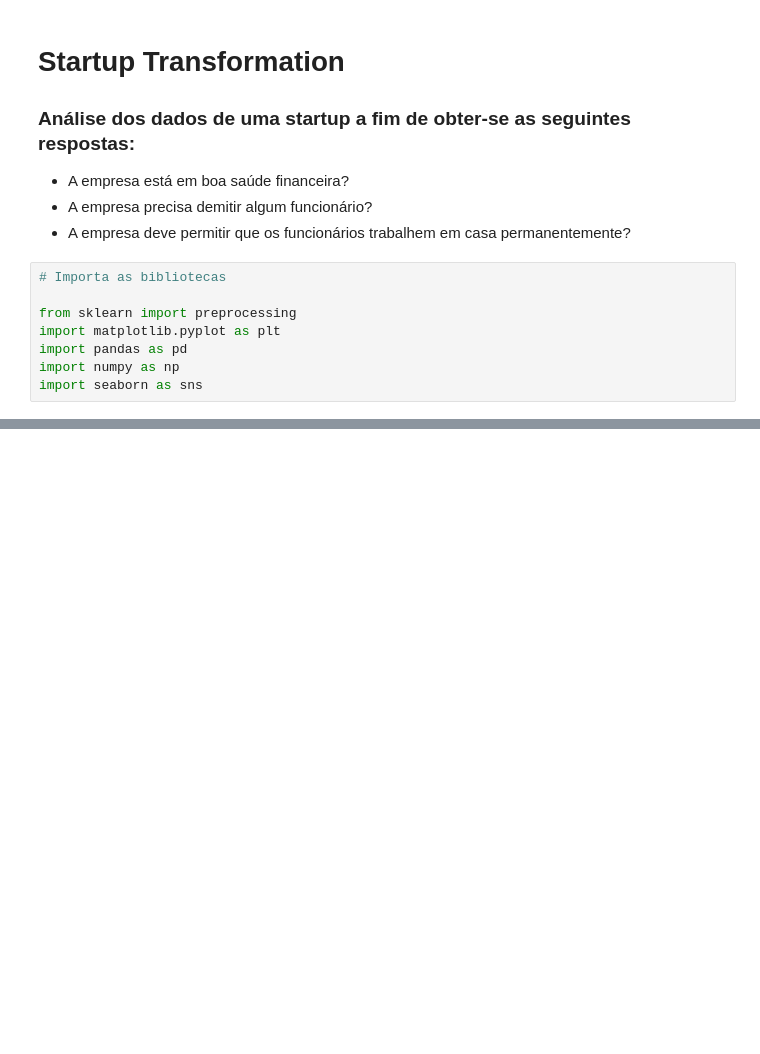
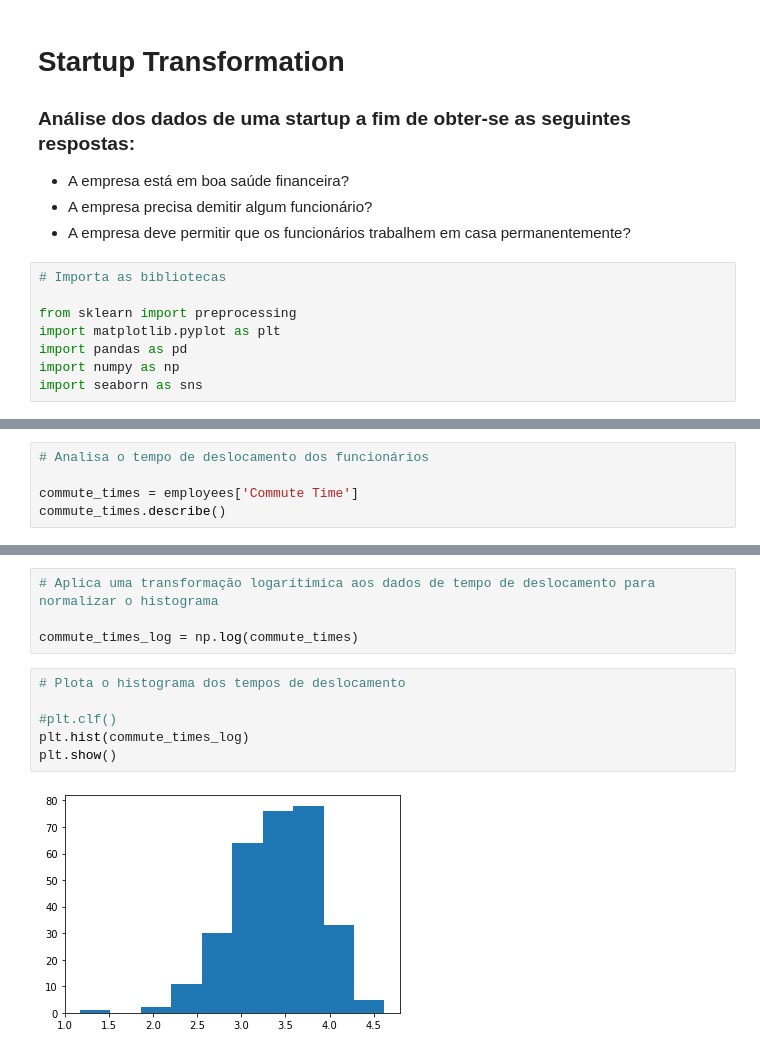
Before and after one commit to dlcmonteiro/startup-transformation, a Jupyter notebook: startup_tranformation.ipynb, the cells around one changed output, grey strips where cells are left out. Drawn from its saved outputs; the diff is of its cells as text; blank space fills up the shorter version.

```diff
--- a/startup_tranformation.ipynb
+++ b/startup_tranformation.ipynb
@@ -28,0 +146,5 @@ employees.head()
+# %%
+# Analisa o tempo de deslocamento dos funcionários
+
+commute_times = employees['Commute Time']
+commute_times.describe()
@@ -28,0 +161,12 @@ employees.head()
+# %%
+# Aplica uma transformação logarítimica aos dados de tempo de deslocamento para normalizar o histograma
+
+commute_times_log = np.log(commute_times)
+# %%
+# Plota o histograma dos tempos de deslocamento
+
+#plt.clf()
+plt.hist(commute_times_log)
+plt.show()
+# %% [output]
+[figure, added]
```
Also changed, not shown: parts of 16 cells of this notebook.
